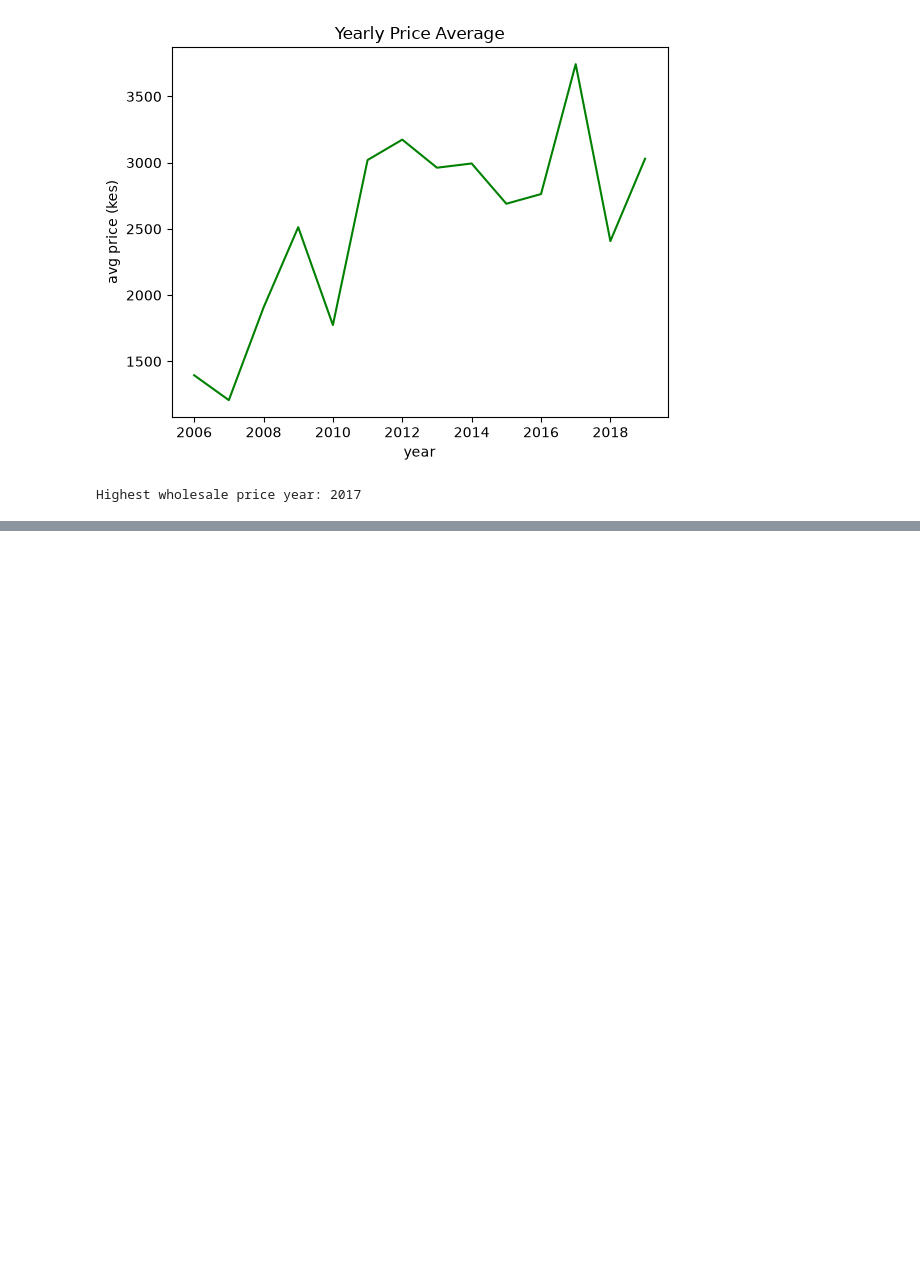
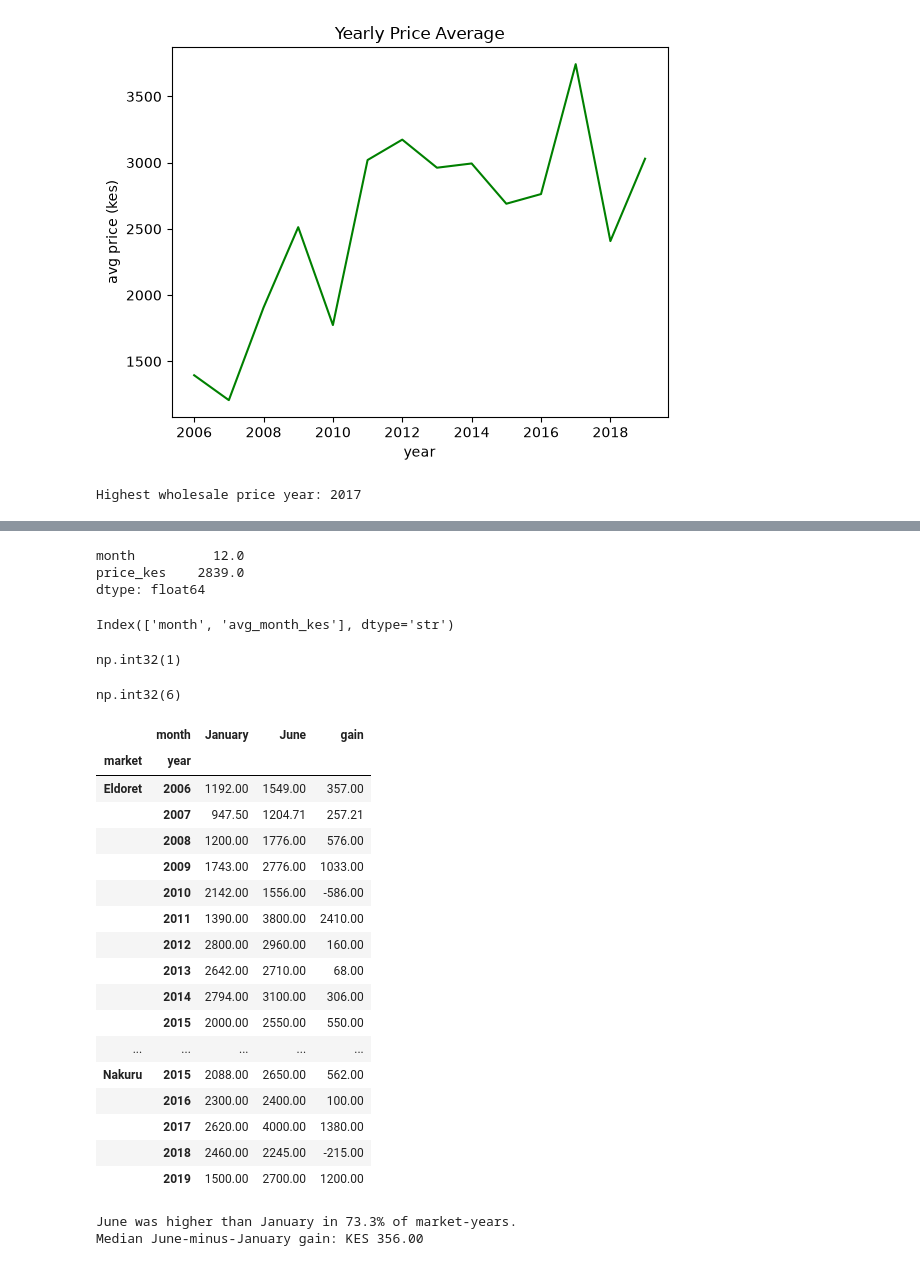
Before and after one commit to rose-odiwuor/food_market_prices, a Jupyter notebook: analysis.ipynb, the cells around one changed output, grey strips where cells are left out. Cells and saved outputs as stored; diff of their text form; code cells hidden in the pictures; blank space fills up the shorter version.

```diff
--- a/analysis.ipynb
+++ b/analysis.ipynb
@@ -327,0 +345,62 @@ Highest wholesale price year: 2017
+# %%
+monthly_avg.max()
+# %% [output]
+month          12.0
+price_kes    2839.0
+dtype: float64
+# %%
+monthly_avg.columns = ["month", "avg_month_kes"]
+monthly_avg.columns
+# %% [output]
+Index(['month', 'avg_month_kes'], dtype='str')
+# %%
+cheapest_avg = monthly_avg.loc[monthly_avg["avg_month_kes"].idxmin(), "month"]
+cheapest_avg
+# %% [output]
+np.int32(1)
+# %%
+highest_avg = monthly_avg.loc[monthly_avg["avg_month_kes"].idxmax(), "month"]
+highest_avg
+# %% [output]
+np.int32(6)
+# %%
+# Compare January and June prices for each market-year
+market_year_prices = (df_maize[df_maize["month"].isin([1, 6])]
+    .groupby(["market", "year", "month"])["price_kes"]
+    .mean()
+    .unstack("month")
+    .rename(columns={1: "January", 6: "June"})
+    .dropna(subset=["January", "June"])
+)
+
+market_year_prices["gain"] = (market_year_prices["June"] - market_year_prices["January"])
+market_year_prices
+# %% [output]
+|  | month | January | June | gain |
+| market | year |  |  |  |
+| Eldoret | 2006 | 1192.00 | 1549.00 | 357.00 |
+|  | 2007 | 947.50 | 1204.71 | 257.21 |
+|  | 2008 | 1200.00 | 1776.00 | 576.00 |
+|  | 2009 | 1743.00 | 2776.00 | 1033.00 |
+|  | 2010 | 2142.00 | 1556.00 | -586.00 |
+|  | 2011 | 1390.00 | 3800.00 | 2410.00 |
+|  | 2012 | 2800.00 | 2960.00 | 160.00 |
+|  | 2013 | 2642.00 | 2710.00 | 68.00 |
+|  | 2014 | 2794.00 | 3100.00 | 306.00 |
+|  | 2015 | 2000.00 | 2550.00 | 550.00 |
+| ... | ... | ... | ... | ... |
+| Nakuru | 2015 | 2088.00 | 2650.00 | 562.00 |
+|  | 2016 | 2300.00 | 2400.00 | 100.00 |
+|  | 2017 | 2620.00 | 4000.00 | 1380.00 |
+|  | 2018 | 2460.00 | 2245.00 | -215.00 |
+|  | 2019 | 1500.00 | 2700.00 | 1200.00 |
+# %%
+# Calculate the share of market-years where June was higher than January and the median gain
+share_higher = (market_year_prices["gain"] > 0).mean() * 100
+median_gain = market_year_prices["gain"].median()
+
+print(f"June was higher than January in {share_higher:.1f}% " "of market-years.")
+print(f"Median June-minus-January gain: KES {median_gain:.2f}")
+# %% [output]
+June was higher than January in 73.3% of market-years.
+Median June-minus-January gain: KES 356.00
```
Also changed, not shown: parts of 7 cells of this notebook.
